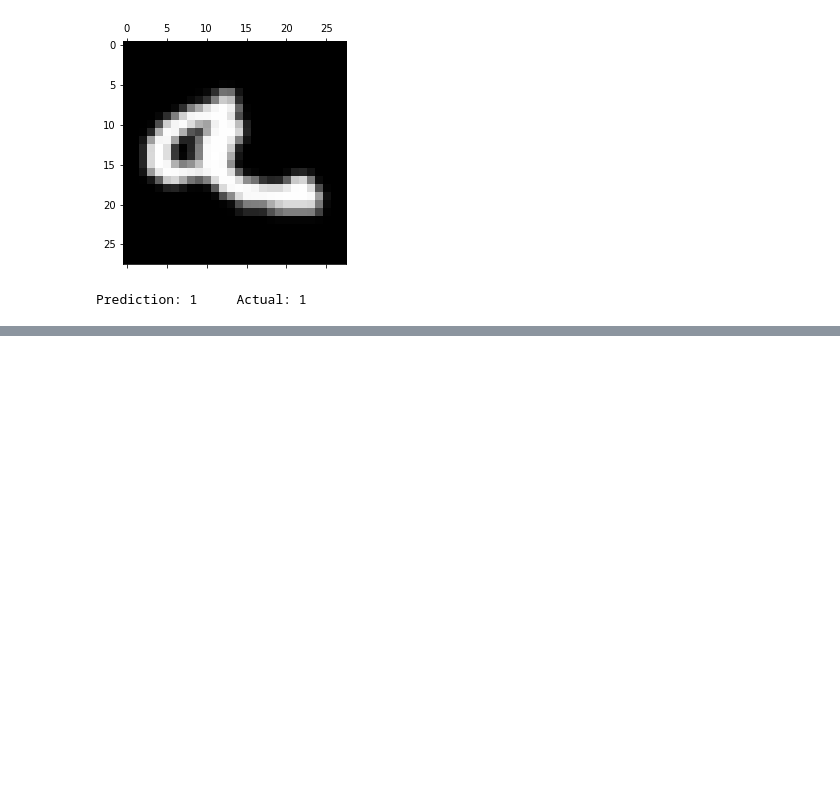
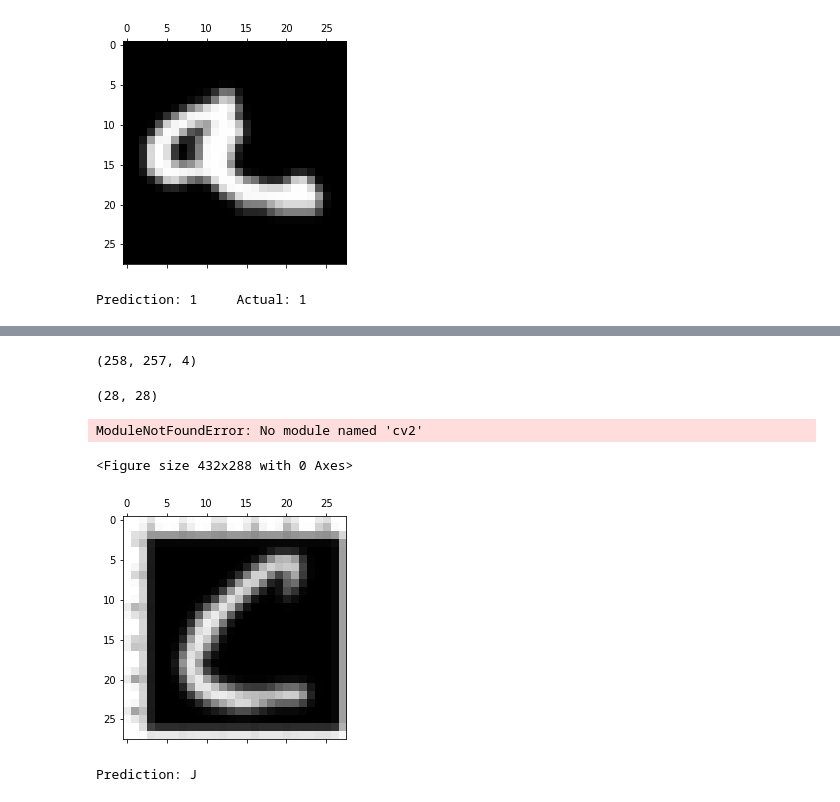
Before and after one commit to IET-NITK/HandwritingRecognizer, a Jupyter notebook: emnist final.ipynb, the cells around one changed output, grey strips where cells are left out. Saved outputs shown, nothing was run; the diff lists cells and outputs as text; code cells hidden in the pictures; blank space fills up the shorter version.

```diff
--- a/emnist final.ipynb
+++ b/emnist final.ipynb
@@ -74,0 +109,16 @@ pickle.dump(classifier,open('final.model','wb'))
+# %%
+arrx.shape
+# %% [output]
+(258, 257, 4)
+# %%
+input_test[10].shape
+# %% [output]
+(28, 28)
+# %%
+import cv2
+import numpy as np
+
+img = cv2.imread('emnist_c.png')
+res = cv2.resize(img, dsize=(54, 140), interpolation=cv2.INTER_CUBIC)
+# %% [output]
+ModuleNotFoundError: No module named 'cv2'
@@ -74,0 +128,21 @@ pickle.dump(classifier,open('final.model','wb'))
+# %%
+from skimage import io, color
+
+lina_color = io.imread('emnist_c.png')
+lina_gray = color.rgb2gray(lina_color)
+from skimage.transform import resize
+bottle_resized = resize(lina_gray, (28, 28))
+bottle_resized.shape
+
+pl.gray()
+pl.matshow(bottle_resized)
+pl.show()
+# %% [output]
+<Figure size 432x288 with 0 Axes>
+[figure, added]
+# %%
+print("Prediction: {}".format(
+    chr(64+modell.predict(bottle_resized.reshape(1,-1))))
+)
+# %% [output]
+Prediction: J
```
Also changed, not shown: parts of 9 cells of this notebook, 6 other files.
